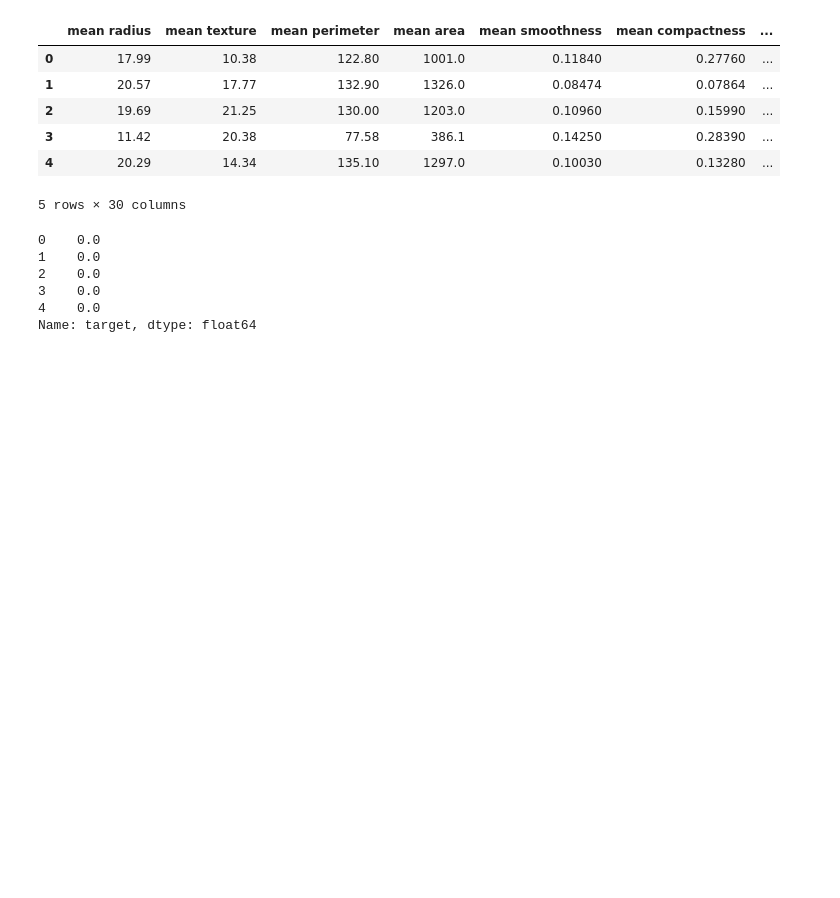
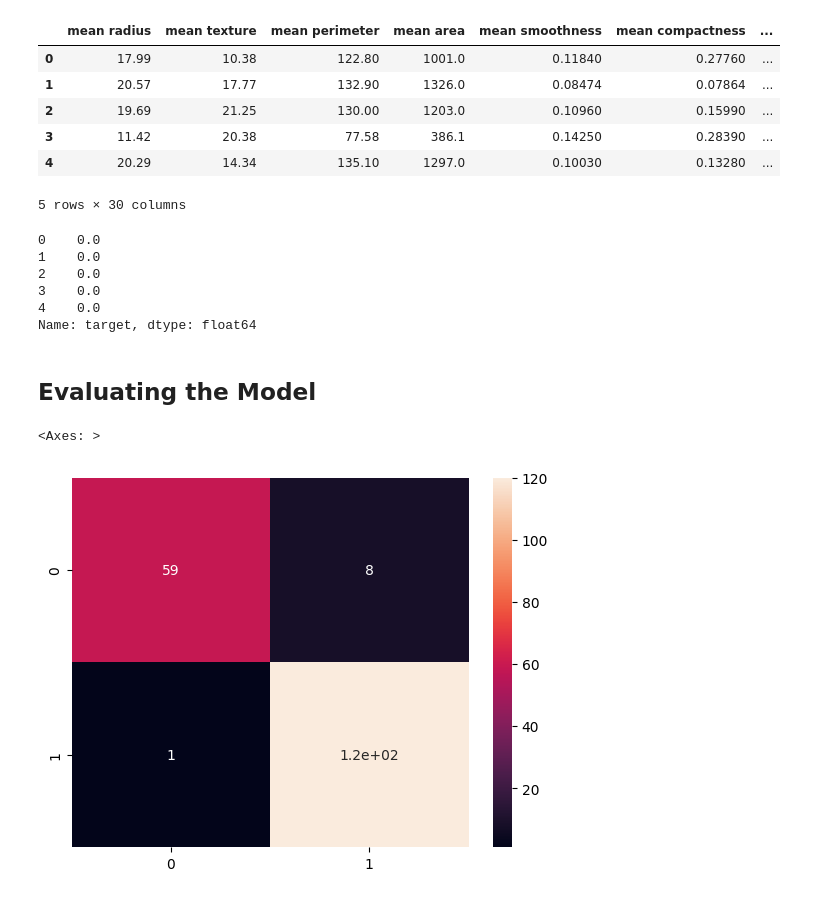
Before and after one commit to Priyo-prog/Machine-Learning, a Jupyter notebook: Breast Cancer Classification SVM/breast_cancer_classification_svm.ipynb, the cells around one changed output. Saved outputs shown, nothing was run; the diff lists cells and outputs as text; code cells hidden in the pictures; blank space fills up the shorter version.

```diff
--- a/Breast Cancer Classification SVM/breast_cancer_classification_svm.ipynb
+++ b/Breast Cancer Classification SVM/breast_cancer_classification_svm.ipynb
@@ -141,0 +145,17 @@ X_train, X_test, y_train, y_test = train_test_split(X,y, test_size=0.33, random_
+# %%
+# Create instance of the support vector machine
+svm_model = SVC()
+# %%
+# Train the model with X_train and X_test data
+svm_model.fit(X_train, y_train)
+# %% [markdown]
+## **Evaluating the Model**
+# %%
+y_predict = svm_model.predict(X_test)
+# %%
+cm = confusion_matrix(y_test, y_predict)
+# %%
+sns.heatmap(cm, annot=True)
+# %% [output]
+<Axes: >
+[figure, added]
```
Also changed, not shown: parts of 1 cell of this notebook.
